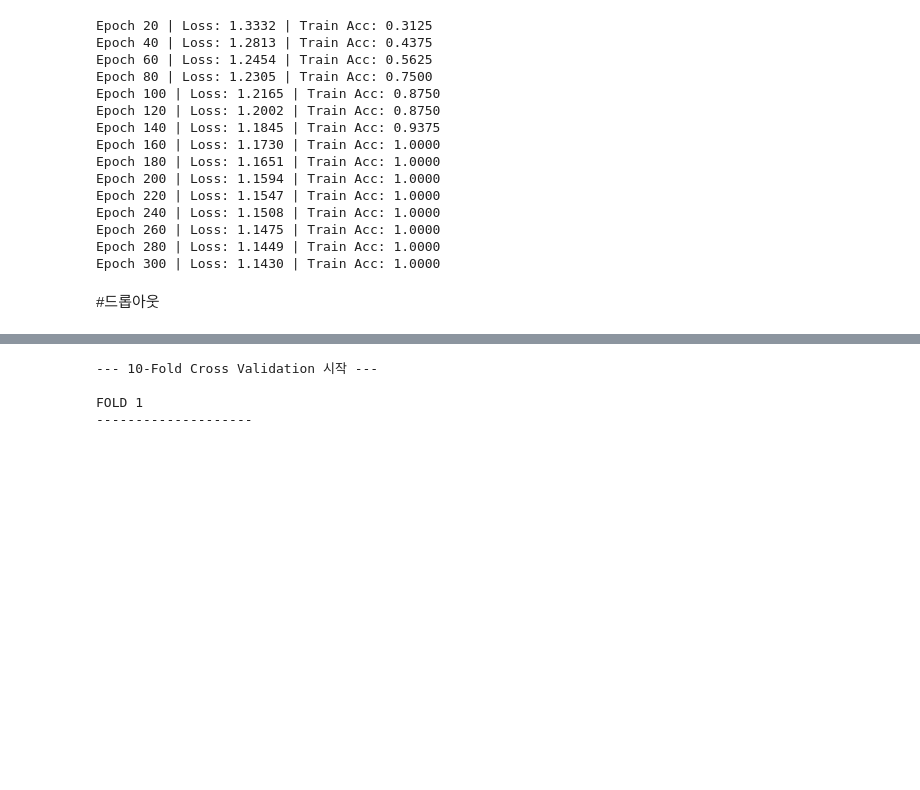
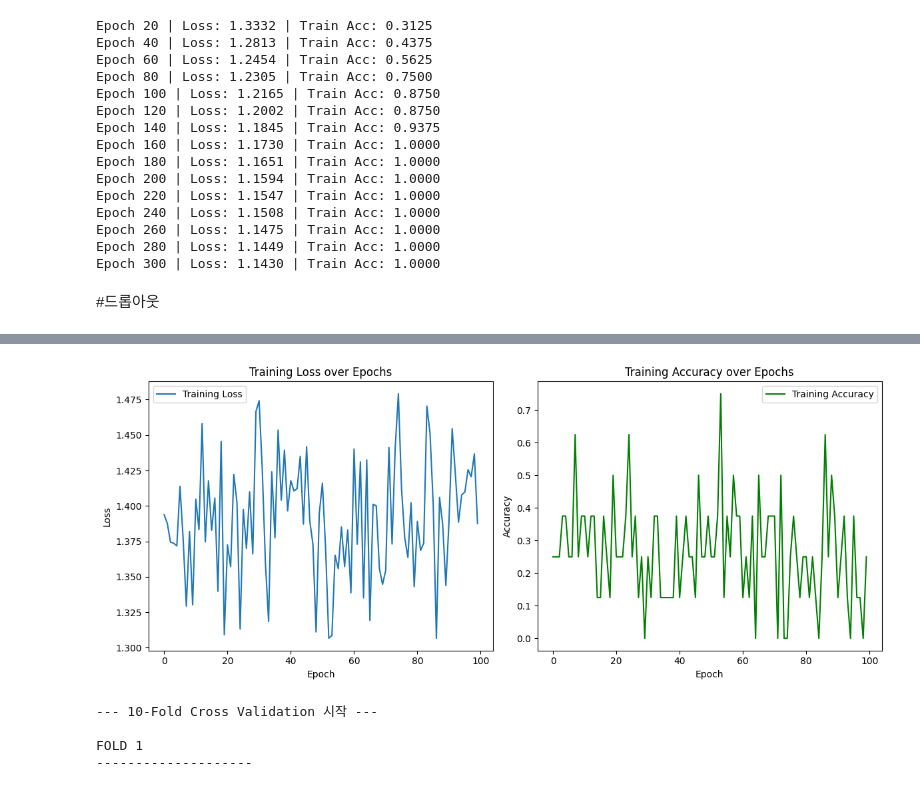
Before and after one commit to guk4979/qml_competition, a Jupyter notebook: 9245/baseline_251215.ipynb, the cells around one changed output, grey strips where cells are left out. Drawn from its saved outputs; the diff is of its cells as text; code cells hidden in the pictures; blank space fills up the shorter version.

```diff
--- a/9245/baseline_251215.ipynb
+++ b/9245/baseline_251215.ipynb
@@ -1669,3 +1754,28 @@ Accuracy: 0.1250 (1/8)
+# %%
+import matplotlib.pyplot as plt
+
+plt.figure(figsize=(12, 5))
+
+# Plotting loss history
+plt.subplot(1, 2, 1)
+plt.plot(loss_history, label='Training Loss')
+plt.title('Training Loss over Epochs')
+plt.xlabel('Epoch')
+plt.ylabel('Loss')
+plt.legend()
+
+# Plotting accuracy history
+plt.subplot(1, 2, 2)
+plt.plot(acc_history, label='Training Accuracy', color='green')
+plt.title('Training Accuracy over Epochs')
+plt.xlabel('Epoch')
+plt.ylabel('Accuracy')
+plt.legend()
+
+plt.tight_layout()
+plt.show()
+# %% [output]
+[figure, added]
 # %%
 import torch
 from sklearn.model_selection import KFold
```
Also changed, not shown: parts of 14 cells of this notebook.
